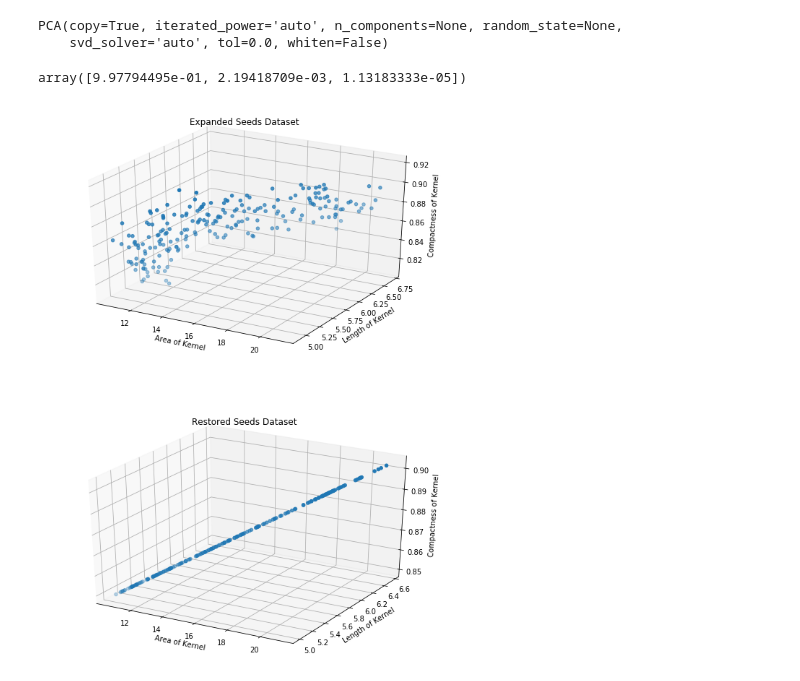
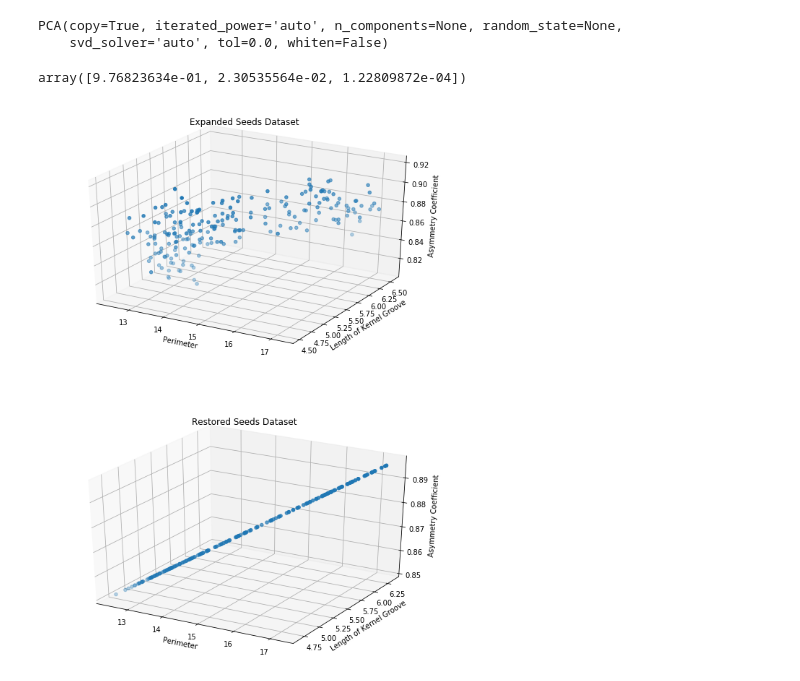
Before and after one commit to PacktWorkshops/The-Unsupervised-Learning-Workshop, a Jupyter notebook: Chapter04/Activity4.02/Activity4.02.ipynb, the cells around one changed output. Cells and saved outputs as stored; diff of their text form; code cells hidden in the pictures.

```diff
--- a/Chapter04/Activity4.02/Activity4.02.ipynb
+++ b/Chapter04/Activity4.02/Activity4.02.ipynb
@@ -5,6 +5,6 @@ import matplotlib.pyplot as plt
 from sklearn.decomposition import PCA
 from mpl_toolkits.mplot3d import Axes3D # Required for 3D plotting
 # %%
-df = pd.read_csv('../Seed_Data.csv')[['A', 'LK', 'C']]
+df = pd.read_csv('../Seed_Data.csv')[['P','LKG','C']]
 df.head()
 # %% [output]
@@ -34,7 +35,7 @@ PCA(copy=True, iterated_power='auto', n_components=None, random_state=None,
 # %%
 model.explained_variance_ratio_
 # %% [output]
-array([9.97794495e-01, 2.19418709e-03, 1.13183333e-05])
+array([9.76823634e-01, 2.30535564e-02, 1.22809872e-04])
 # %%
 model = PCA(n_components=1)
 # %%
@@ -44,20 +45,21 @@ data_restored = model.inverse_transform(data_transformed)
 # %%
 fig = plt.figure(figsize=(10, 14))
 
 # Original Data
 ax = fig.add_subplot(211, projection='3d')
-ax.scatter(df['A'], df['LK'], df['C'], label='Original Data');
-ax.set_xlabel('Area of Kernel');
-ax.set_ylabel('Length of Kernel');
-ax.set_zlabel('Compactness of Kernel');
-ax.set_title('Expanded Seeds Dataset');
+ax.scatter(df['P'], df['LKG'], df['C'], label='Original Data')
+ax.set_xlabel('Perimeter')
+ax.set_ylabel('Length of Kernel Groove')
+ax.set_zlabel('Asymmetry Coefficient')
+ax.set_title('Expanded Seeds Dataset')
 
 # Transformed Data
 ax = fig.add_subplot(212, projection='3d')
-ax.scatter(data_restored[:,0], data_restored[:,1], data_restored[:,2], label='Restored Data');
-ax.set_xlabel('Area of Kernel');
-ax.set_ylabel('Length of Kernel');
-ax.set_zlabel('Compactness of Kernel');
-ax.set_title('Restored Seeds Dataset');
+ax.scatter(data_restored[:,0], data_restored[:,1], data_restored[:,2], label='Restored Data')
+ax.set_xlabel('Perimeter')
+ax.set_ylabel('Length of Kernel Groove')
+ax.set_zlabel('Asymmetry Coefficient')
+ax.set_title('Restored Seeds Dataset')
+plt.show()
 # %% [output]
-[figure, old version]
+[figure, new version]
```
Also changed, not shown: parts of 2 cells of this notebook, 1 other file.
